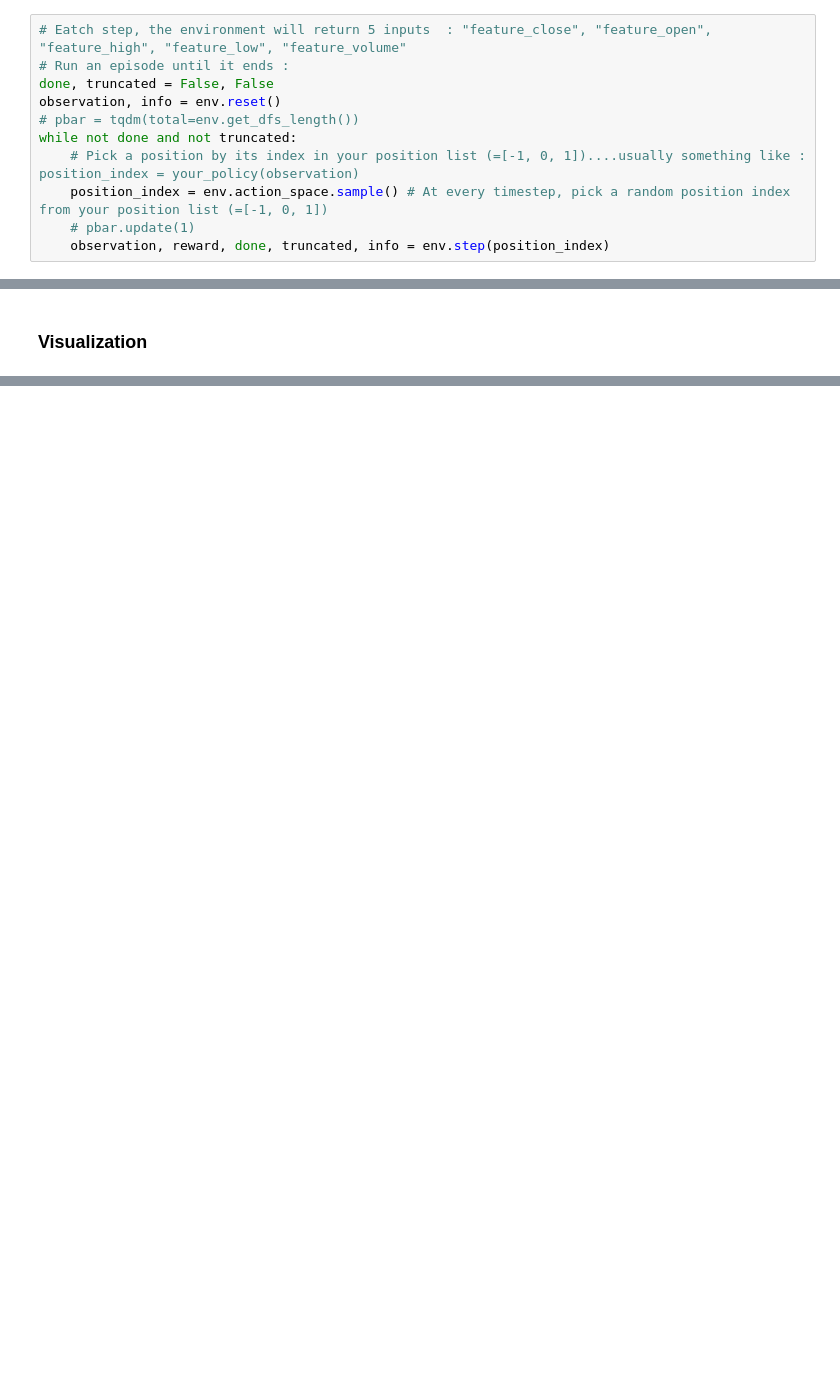
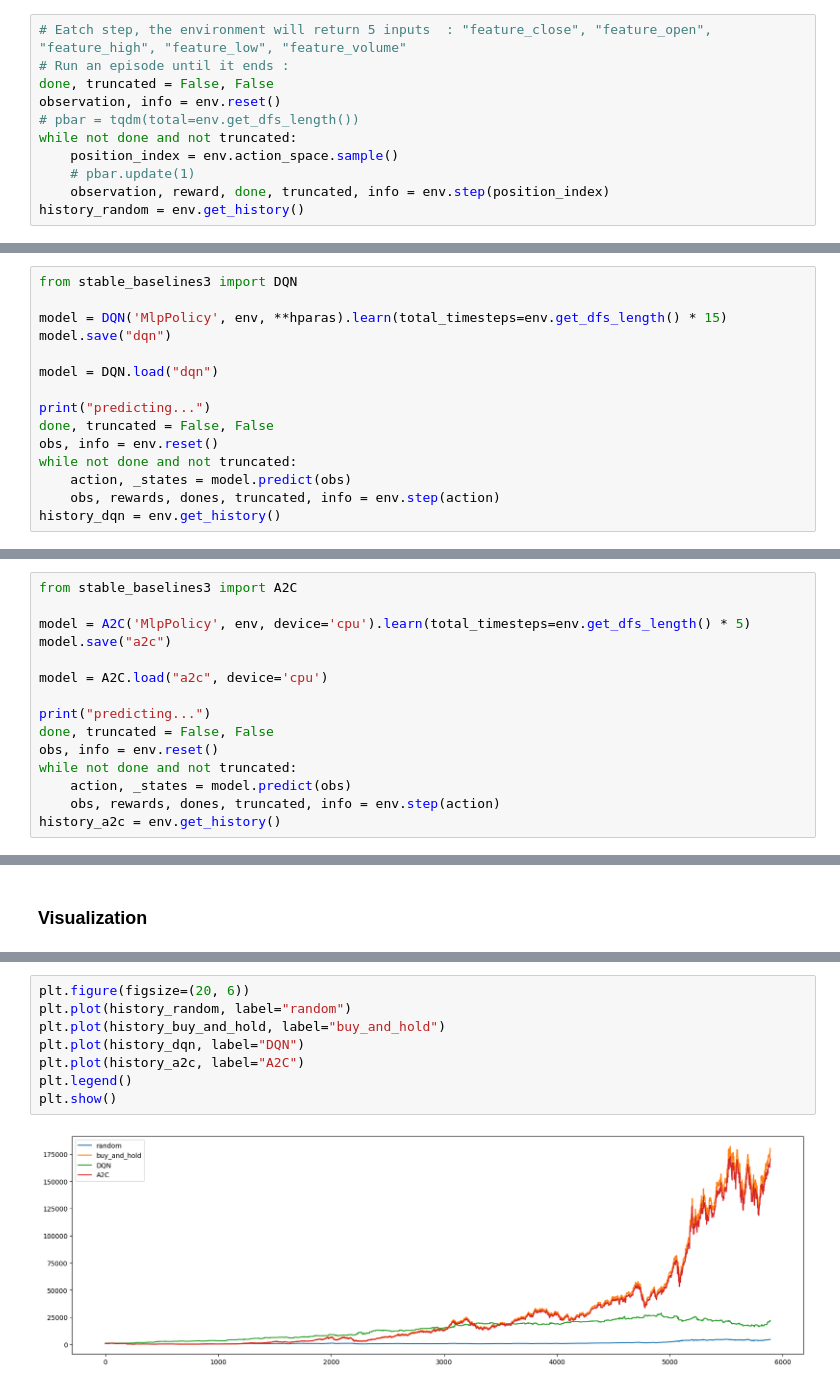
Before and after one commit to Dogeon188/StockSense, a Jupyter notebook: server/train.ipynb, the cells around one changed output, grey strips where cells are left out. Cells and saved outputs as stored; diff of their text form; blank space fills up the shorter version.

```diff
--- a/server/train.ipynb
+++ b/server/train.ipynb
@@ -71,8 +64,8 @@ done, truncated = False, False
 observation, info = env.reset()
 # pbar = tqdm(total=env.get_dfs_length())
 while not done and not truncated:
-    # Pick a position by its index in your position list (=[-1, 0, 1])....usually something like : position_index = your_policy(observation)
-    position_index = env.action_space.sample() # At every timestep, pick a random position index from your position list (=[-1, 0, 1])
+    position_index = env.action_space.sample()
     # pbar.update(1)
     observation, reward, done, truncated, info = env.step(position_index)
+history_random = env.get_history()
 # %% [output]
@@ -103,0 +102,15 @@ memory = scenv.ReplayMemory(MEMORY_SIZE)
+# %%
+from stable_baselines3 import DQN
+
+model = DQN('MlpPolicy', env, **hparas).learn(total_timesteps=env.get_dfs_length() * 15)
+model.save("dqn")
+
+model = DQN.load("dqn")
+
+print("predicting...")
+done, truncated = False, False
+obs, info = env.reset()
+while not done and not truncated:
+    action, _states = model.predict(obs)
+    obs, rewards, dones, truncated, info = env.step(action)
+history_dqn = env.get_history()
@@ -103,0 +137,15 @@ memory = scenv.ReplayMemory(MEMORY_SIZE)
+# %%
+from stable_baselines3 import A2C
+
+model = A2C('MlpPolicy', env, device='cpu').learn(total_timesteps=env.get_dfs_length() * 5)
+model.save("a2c")
+
+model = A2C.load("a2c", device='cpu')
+
+print("predicting...")
+done, truncated = False, False
+obs, info = env.reset()
+while not done and not truncated:
+    action, _states = model.predict(obs)
+    obs, rewards, dones, truncated, info = env.step(action)
+history_a2c = env.get_history()
@@ -266,0 +162,10 @@ torch.save(policy_net.state_dict(), 'model.pth')
+# %%
+plt.figure(figsize=(20, 6))
+plt.plot(history_random, label="random")
+plt.plot(history_buy_and_hold, label="buy_and_hold")
+plt.plot(history_dqn, label="DQN")
+plt.plot(history_a2c, label="A2C")
+plt.legend()
+plt.show()
+# %% [output]
+[figure, added]
```
Also changed, not shown: parts of 17 cells of this notebook, 7 other files.
